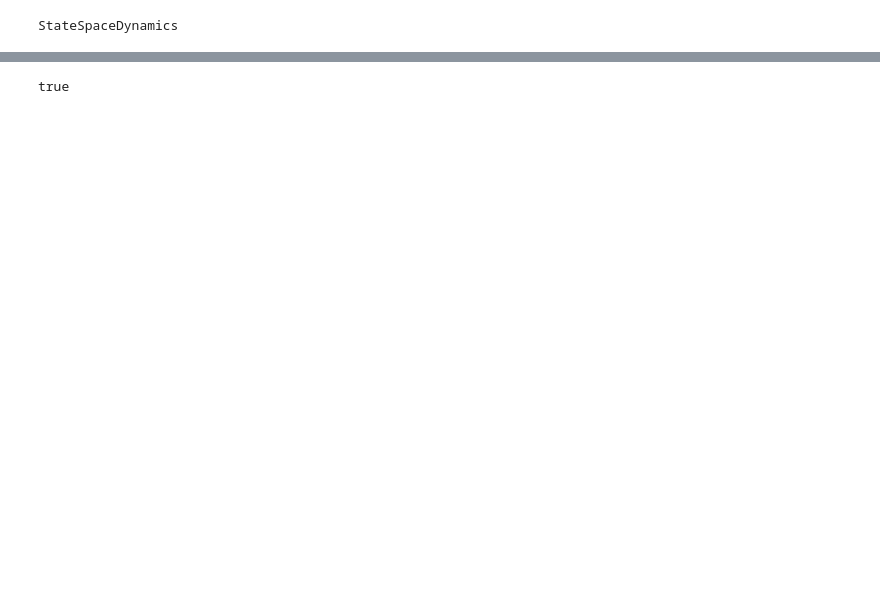
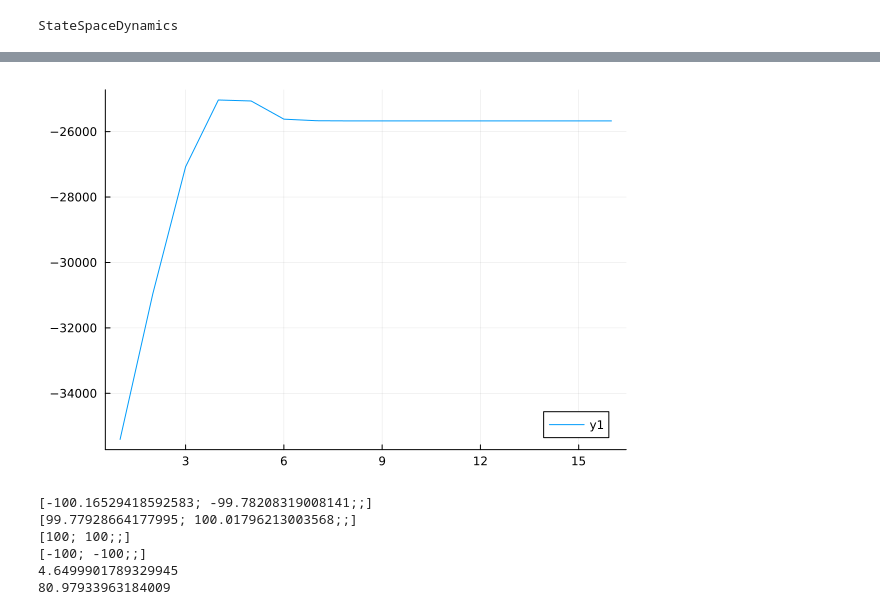
Before and after one commit to depasquale-lab/StateSpaceDynamics.jl, a Jupyter notebook: notebooks/hmm.ipynb, the cells around one changed output, grey strips where cells are left out. Drawn from its saved outputs; the diff is of its cells as text; code cells hidden in the pictures; blank space fills up the shorter version.

```diff
--- a/notebooks/hmm.ipynb
+++ b/notebooks/hmm.ipynb
@@ -173,6 +171,21 @@ Excessive output truncated after 524305 bytes.
-# %%
-# Run tests to assess model fit
-isapprox(est_model.B[1].β, model.B[1].β, atol=0.1) || isapprox(est_model.B[1].β, model.B[2].β, atol=0.1)
-isapprox(est_model.B[2].β, model.B[2].β, atol=0.1) || isapprox(est_model.B[2].β, model.B[1].β, atol=0.1)
-# %% [output]
-true
+# %%
+plot(ll[3:end])
+# %% [output]
+[figure, added]
+# %%
+println(est_model.B[1].β)
+println(est_model.B[2].β)
+
+println(model.B[1].β)
+println(model.B[2].β)
+
+
+println(est_model.B[1].Σ[1])
+println(est_model.B[2].Σ[1])
+# %% [output]
+[-100.16529418592583; -99.78208319008141;;]
+[99.77928664177995; 100.01796213003568;;]
+[100; 100;;]
+[-100; -100;;]
+4.6499901789329945
+80.97933963184009
```
Also changed, not shown: parts of 4 cells of this notebook, 2 other files.
